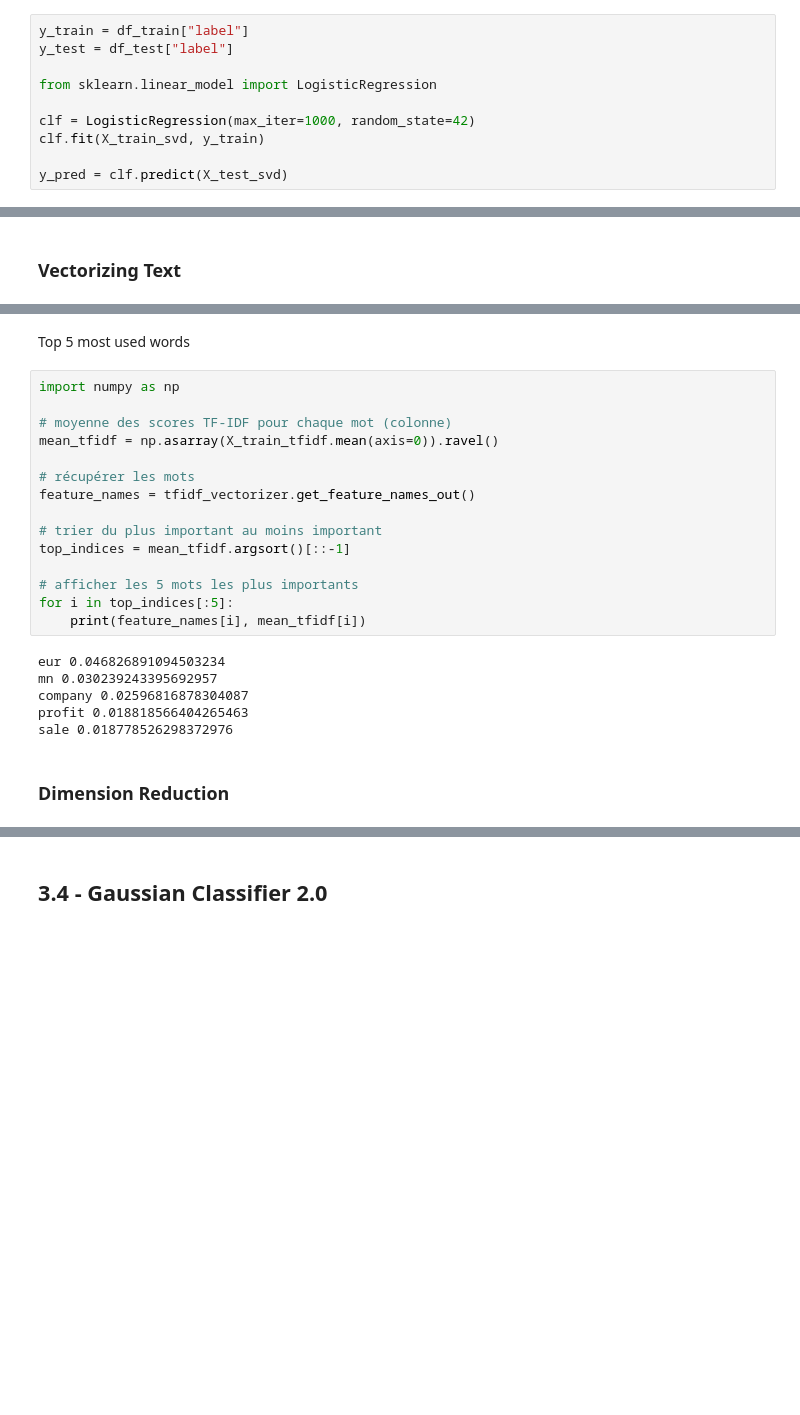
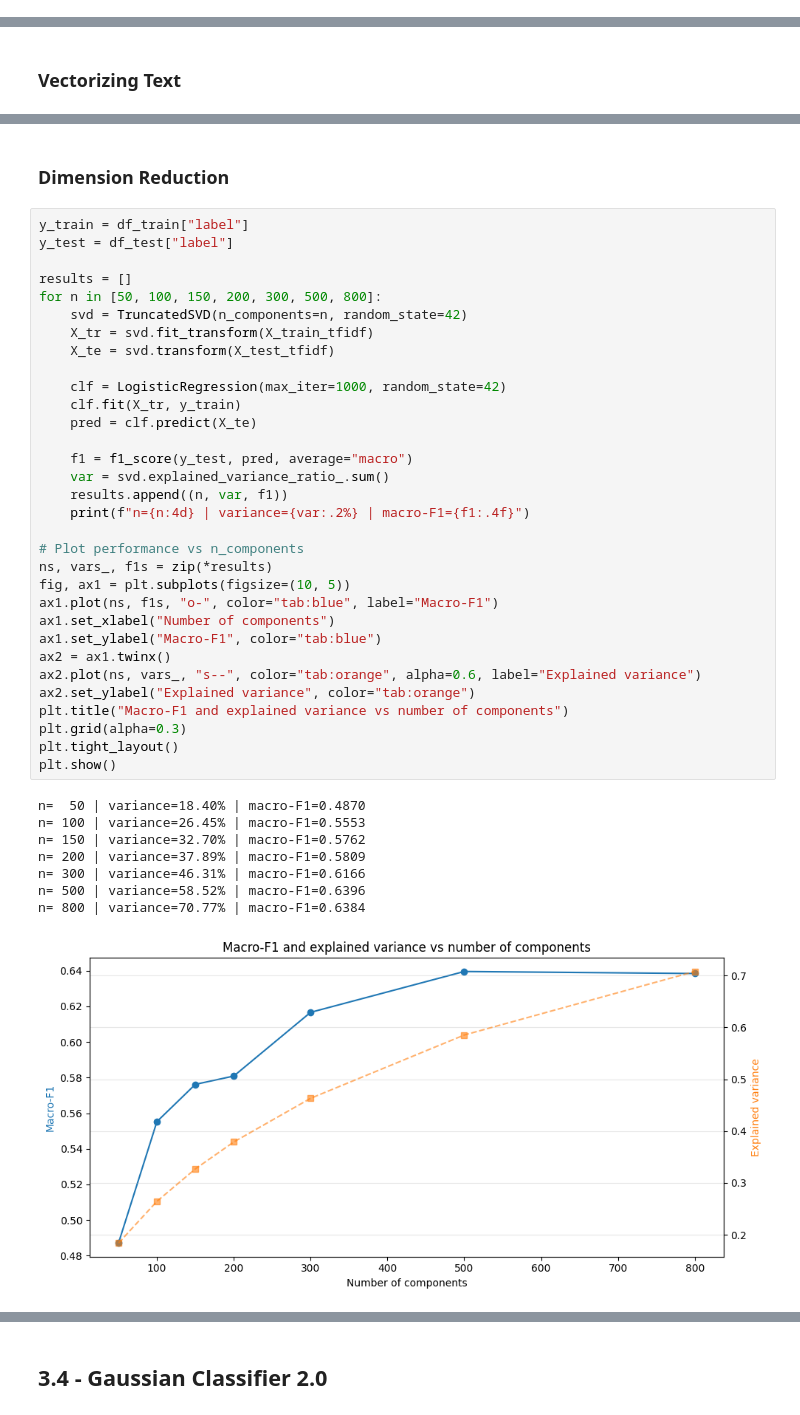
Before and after one commit to MaxenceChan/Financial-News-Sentiment-Analysis, a Jupyter notebook: Code.ipynb, the cells around one changed output, grey strips where cells are left out. Drawn from its saved outputs; the diff is of its cells as text; blank space fills up the shorter version.

```diff
--- a/Code.ipynb
+++ b/Code.ipynb
@@ -262,10 +337,0 @@ Training Model
-# %%
-y_train = df_train["label"]
-y_test = df_test["label"]
-
-from sklearn.linear_model import LogisticRegression
-
-clf = LogisticRegression(max_iter=1000, random_state=42)
-clf.fit(X_train_svd, y_train)
-
-y_pred = clf.predict(X_test_svd)
@@ -806,29 +886,47 @@ tfidf_vectorizer = TfidfVectorizer()
 
 X_train_tfidf = tfidf_vectorizer.fit_transform(df_train["sentence_clean"])
 X_test_tfidf = tfidf_vectorizer.transform(df_test["sentence_clean"])
-# %% [markdown]
-Top 5 most used words
-# %%
-import numpy as np
-
-# moyenne des scores TF-IDF pour chaque mot (colonne)
-mean_tfidf = np.asarray(X_train_tfidf.mean(axis=0)).ravel()
-
-# récupérer les mots
-feature_names = tfidf_vectorizer.get_feature_names_out()
-
-# trier du plus important au moins important
-top_indices = mean_tfidf.argsort()[::-1]
-
-# afficher les 5 mots les plus importants
-for i in top_indices[:5]:
-    print(feature_names[i], mean_tfidf[i])
-# %% [output]
-eur 0.046826891094503234
-mn 0.030239243395692957
-company 0.02596816878304087
-profit 0.018818566404265463
-sale 0.018778526298372976
 # %% [markdown]
 ### Dimension Reduction
+# %%
+y_train = df_train["label"]
+y_test = df_test["label"]
+
+results = []
+for n in [50, 100, 150, 200, 300, 500, 800]:
+    svd = TruncatedSVD(n_components=n, random_state=42)
+    X_tr = svd.fit_transform(X_train_tfidf)
+    X_te = svd.transform(X_test_tfidf)
+
+    clf = LogisticRegression(max_iter=1000, random_state=42)
+    clf.fit(X_tr, y_train)
+    pred = clf.predict(X_te)
+
+    f1 = f1_score(y_test, pred, average="macro")
+    var = svd.explained_variance_ratio_.sum()
+    results.append((n, var, f1))
+    print(f"n={n:4d} | variance={var:.2%} | macro-F1={f1:.4f}")
+
+# Plot performance vs n_components
+ns, vars_, f1s = zip(*results)
+fig, ax1 = plt.subplots(figsize=(10, 5))
+ax1.plot(ns, f1s, "o-", color="tab:blue", label="Macro-F1")
+ax1.set_xlabel("Number of components")
+ax1.set_ylabel("Macro-F1", color="tab:blue")
+ax2 = ax1.twinx()
+ax2.plot(ns, vars_, "s--", color="tab:orange", alpha=0.6, label="Explained variance")
+ax2.set_ylabel("Explained variance", color="tab:orange")
+plt.title("Macro-F1 and explained variance vs number of components")
+plt.grid(alpha=0.3)
+plt.tight_layout()
+plt.show()
+# %% [output]
+n=  50 | variance=18.40% | macro-F1=0.4870
+n= 100 | variance=26.45% | macro-F1=0.5553
+n= 150 | variance=32.70% | macro-F1=0.5762
+n= 200 | variance=37.89% | macro-F1=0.5809
+n= 300 | variance=46.31% | macro-F1=0.6166
+n= 500 | variance=58.52% | macro-F1=0.6396
+n= 800 | variance=70.77% | macro-F1=0.6384
+[figure, added]
 # %%
```
Also changed, not shown: parts of 71 cells of this notebook, 2 other files.
